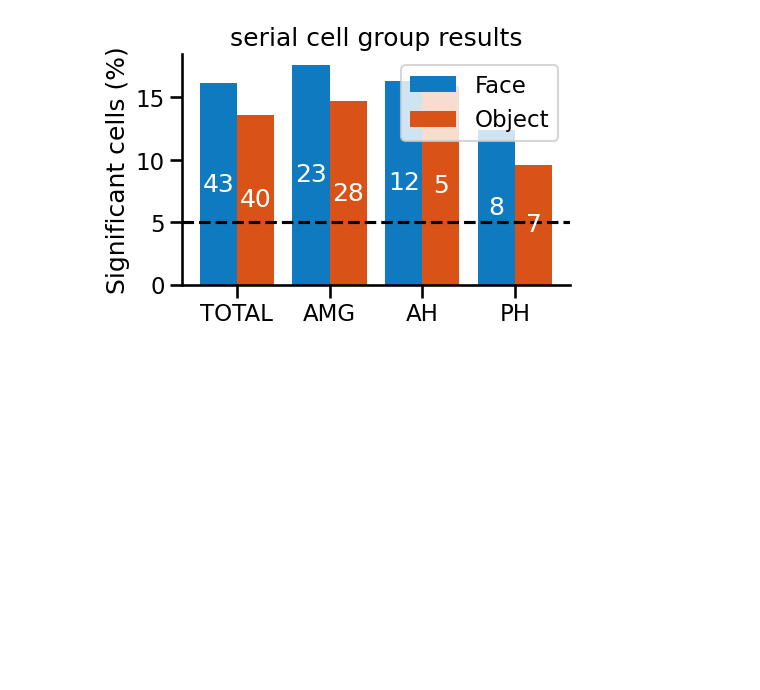
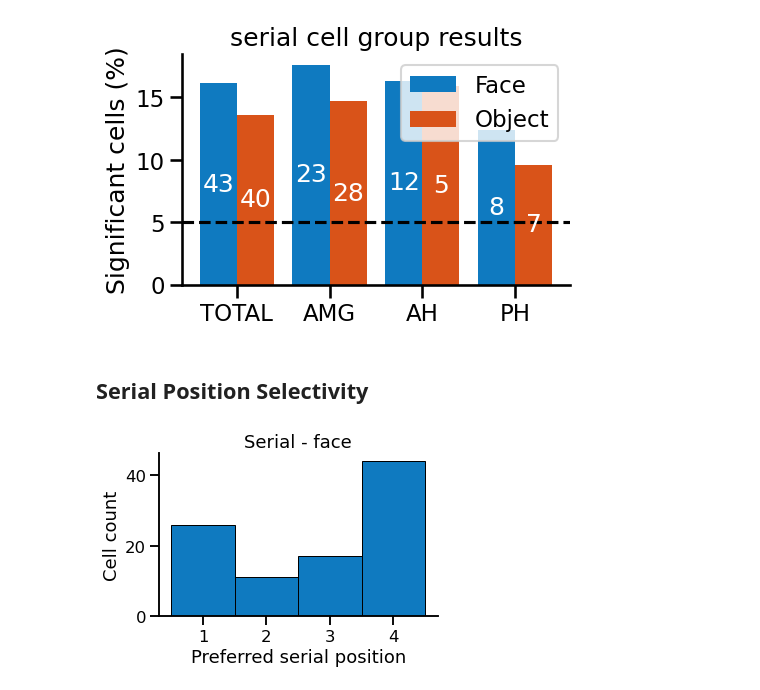
Before and after one commit to HSUPipeline/AnalyzeTH, a Jupyter notebook: notebooks_th/04-SerialPositionCells.ipynb, the cells around one changed output. Drawn from its saved outputs; the diff is of its cells as text; code cells hidden in the pictures; blank space fills up the shorter version.

Commit message:
add serial supplement fig

```diff
--- a/notebooks_th/04-SerialPositionCells.ipynb
+++ b/notebooks_th/04-SerialPositionCells.ipynb
@@ -70,6 +72,8 @@ uind = 74
 METHOD = 'ANOVA'  # 'SEGMENT' / 'ANOVA'
 # %% [markdown]
 # Load Data
+# %%
+nwbfiles = get_files(data_folder)
 # %%
 # Load NWB file
 nwbfile = load_nwbfile(session, data_folder)
@@ -315,3 +319,50 @@ plt.axhline(y=chance, color='k', linestyle='--')
 drop_spines(['top', 'right'], ax=ax)
 # %% [output]
 [figure]
+# %% [markdown]
+## Serial Position Selectivity
+# %%
+df_serial_face = df_THF[df_THF.is_serial]
+df_serial_obj = df_THO[df_THO.is_serial]
+# %%
+nwbfile_face = nwbfiles[0:10]
+nwbfile_obj = nwbfiles[10:22]
+# %%
+all_inds = []
+for nwbfile in nwbfile_face:
+    nwbfile, io = load_nwbfile(nwbfile, data_folder, return_io=True)
+    name = nwbfile.session_id
+
+    # Get indices of significant target cell from each session
+    inds = np.where(df_serial_face.session_id == name)[0]
+    inds_uid = df_serial_face.uid.iloc[inds].values
+
+    # Get trial information
+    n_trials = len(nwbfile.trials)
+    nav_starts = nwbfile.trials.navigation_start[:]
+    nav_stops = nwbfile.trials.navigation_stop[:]
+    chest_openings = nwbfile.trials['chest_opening_time'][:]
+    ch_openings_all = np.array(chest_openings).reshape(-1,1)
+
+    # Define the segment times of interest
+    seg_times = np.insert(np.array(chest_openings), 0, nav_starts, axis=1)
+
+    for ind in inds_uid:
+        name_ind = nwbfile.session_id + '_U' + str(ind).zfill(2)
+
+        # Get spike data for each significant unit
+        spikes = nwbfile.units.get_unit_spike_times(ind)
+
+        # Compute the time spent in each segment
+        segment_frs = compute_segment_frs(spikes, seg_times)
+        preferred_inds = np.argmax(segment_frs.mean(0))
+        all_inds.append(preferred_inds)
+# %%
+_, ax = plt.subplots(figsize=(5,3))
+plot_hist(np.array(all_inds).ravel(), bins=[-0.5,0.5,1.5,2.5,3.5], xticks = [0,1,2,3],
+          xticklabels=[1,2,3,4], color='#0F7AC0', edgecolor='black', linewidth=1, ax=ax,
+          xlabel= 'Preferred serial position', ylabel='Cell count', title='Serial - face')
+drop_spines(['top', 'right'], ax=ax)
+# save_figure('SP_preferred_face.svg', '/Users/clairehan/Desktop', close=False, bbox_inches='tight')
+# %% [output]
+[figure, added]
```
Also changed, not shown: parts of 5 cells of this notebook.
